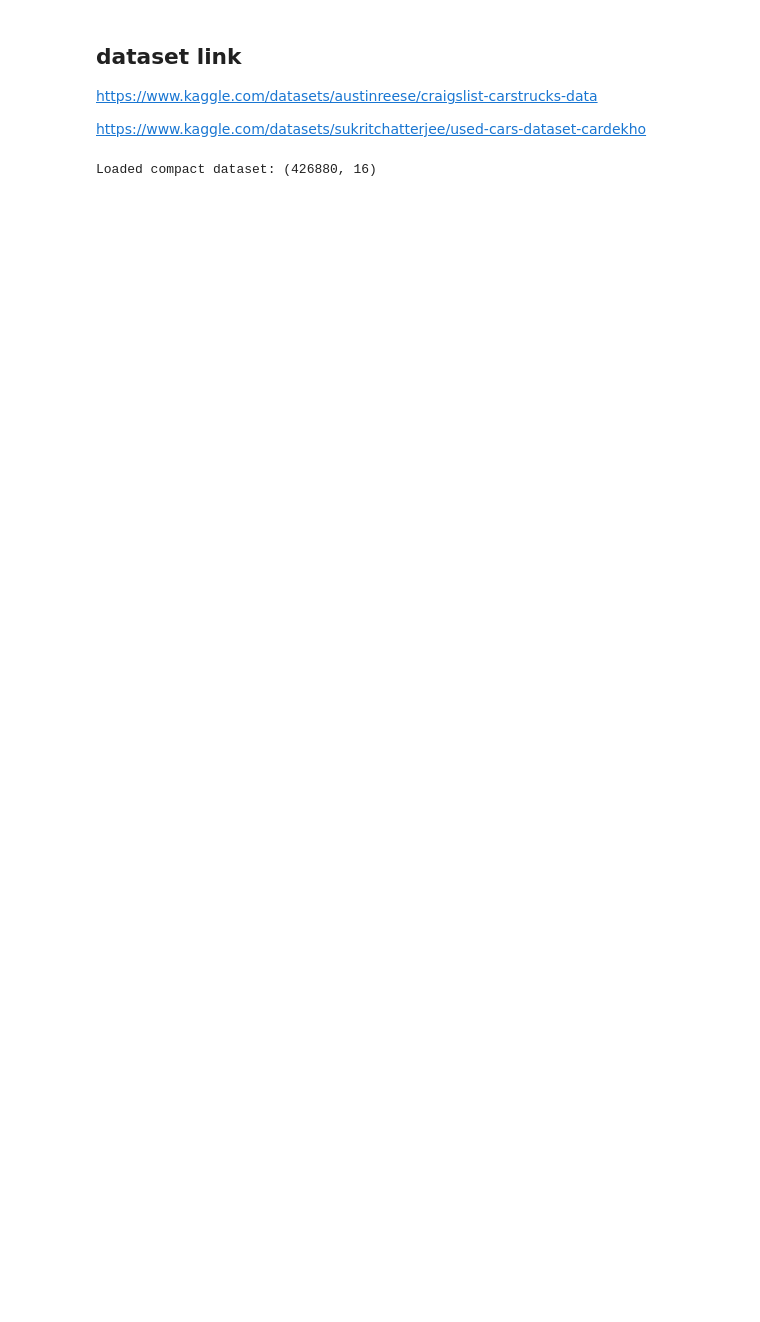
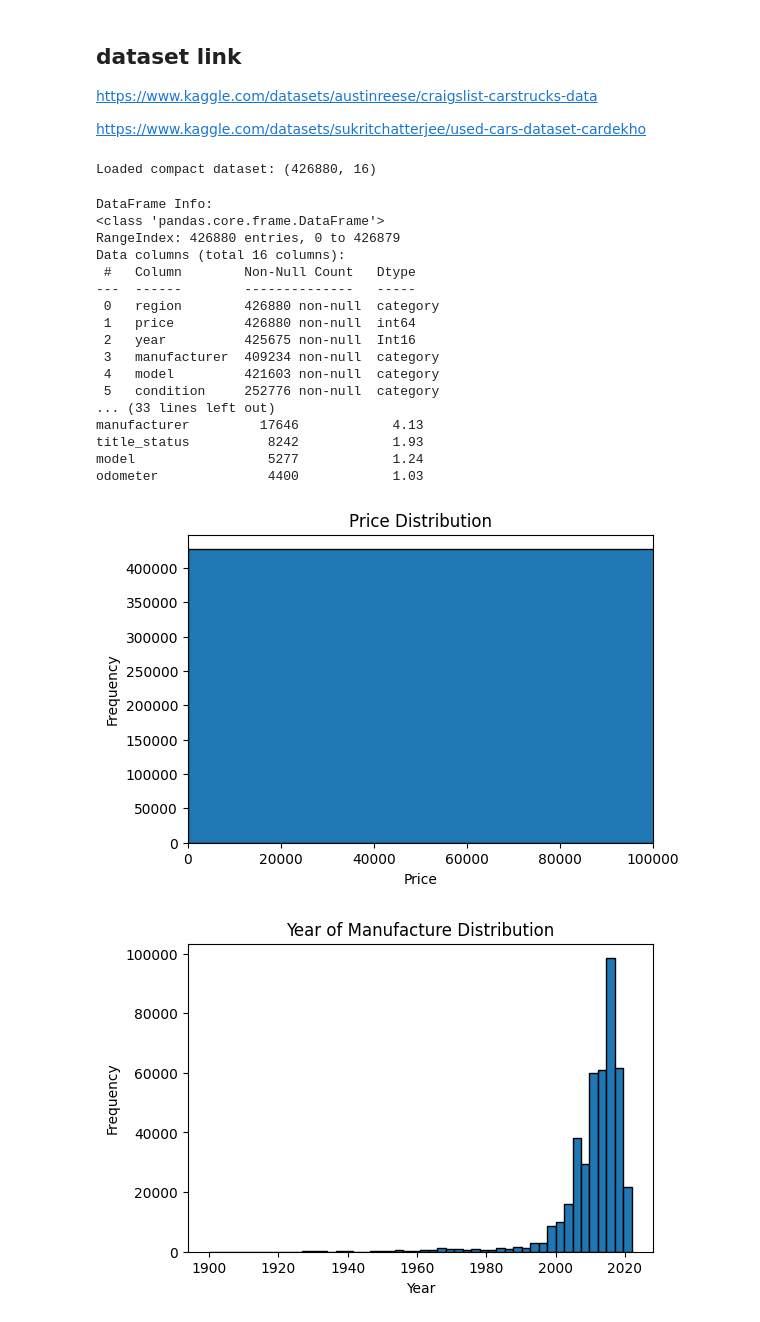
Before and after one commit to Shahbazi-Amir/Car_price, a Jupyter notebook: AutoValu_UsedCarPrice.ipynb, the cells around one changed output. Cells and saved outputs as stored; diff of their text form; code cells hidden in the pictures; blank space fills up the shorter version.

```diff
--- a/AutoValu_UsedCarPrice.ipynb
+++ b/AutoValu_UsedCarPrice.ipynb
@@ -48,3 +48,56 @@ else:
     print("Built and cached compact dataset:", df.shape)
 # %% [output]
 Loaded compact dataset: (426880, 16)
+# %%
+# Step 4 — Basic EDA (Exploratory Data Analysis)
+
+import matplotlib.pyplot as plt
+
+# 1. General info
+print("DataFrame Info:")
+print(df.info())
+print("\nSummary statistics (numeric):")
+print(df.describe())
+
+# 2. Missing values summary (top 10)
+missing = df.isna().sum().sort_values(ascending=False)
+missing_percent = (missing / len(df) * 100).round(2)
+print("\nMissing Values (Top 10):")
+print(pd.DataFrame({"MissingCount": missing, "MissingPercent": missing_percent}).head(10))
+
+# 3. Price distribution
+plt.figure(figsize=(6,4))
+df["price"].plot(kind="hist", bins=100, edgecolor="black")
+plt.title("Price Distribution")
+plt.xlabel("Price")
+plt.ylabel("Frequency")
+plt.xlim(0, 100000)  # clip to focus on normal range
+plt.show()
+
+# 4. Year distribution
+plt.figure(figsize=(6,4))
+df["year"].dropna().astype(int).plot(kind="hist", bins=50, edgecolor="black")
+plt.title("Year of Manufacture Distribution")
+plt.xlabel("Year")
+plt.ylabel("Frequency")
+plt.show()
+# %% [output]
+DataFrame Info:
+<class 'pandas.core.frame.DataFrame'>
+RangeIndex: 426880 entries, 0 to 426879
+Data columns (total 16 columns):
+ #   Column        Non-Null Count   Dtype
+---  ------        --------------   -----
+ 0   region        426880 non-null  category
+ 1   price         426880 non-null  int64
+ 2   year          425675 non-null  Int16
+ 3   manufacturer  409234 non-null  category
+ 4   model         421603 non-null  category
+ 5   condition     252776 non-null  category
+... (33 lines left out)
+manufacturer         17646            4.13
+title_status          8242            1.93
+model                 5277            1.24
+odometer              4400            1.03
+[figure, added]
+[figure, added]
```
Also changed, not shown: parts of 3 cells of this notebook.
